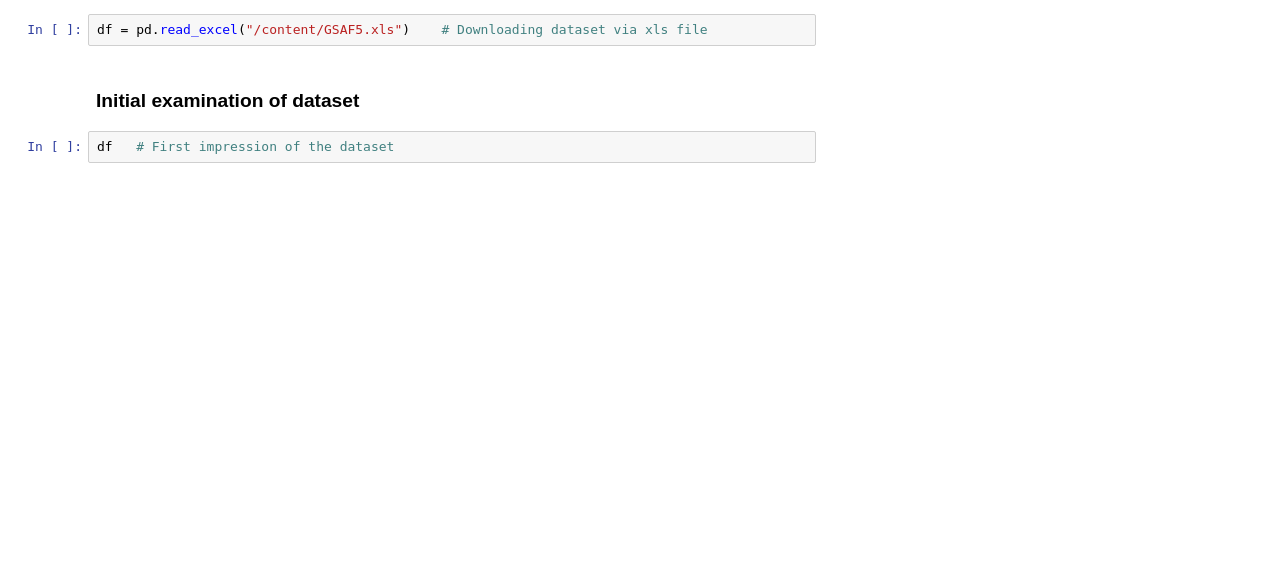
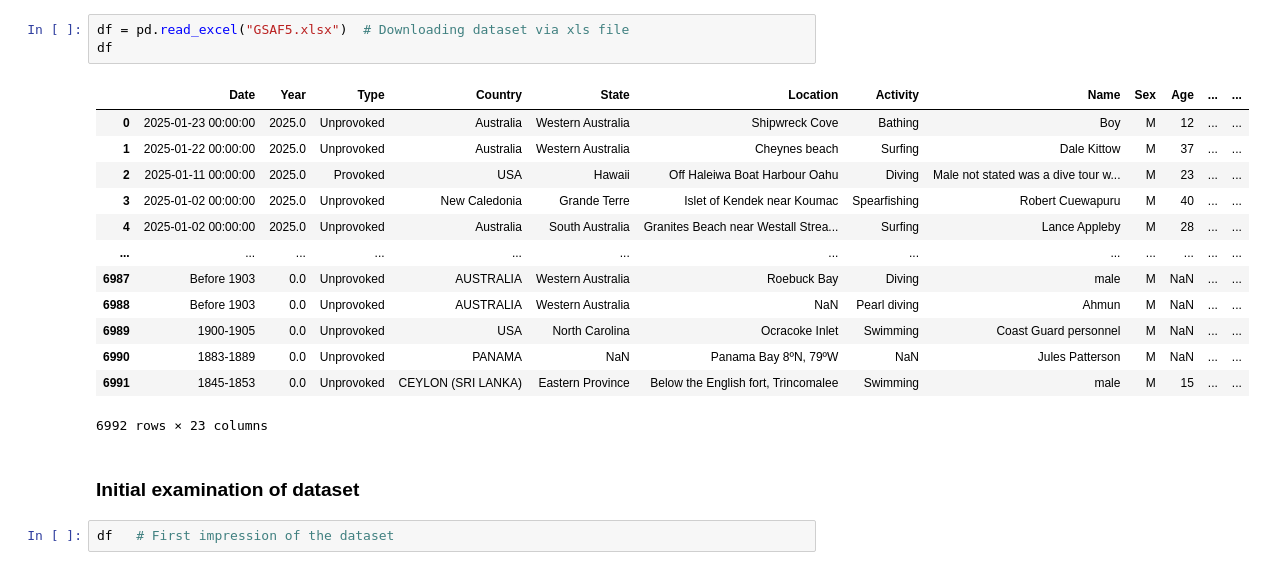
Before and after one commit to Sherifady99/Shark-boy-and-Lava-Girl-Quest, a Jupyter notebook: main_quest_shark_attack_data.ipynb, the cells around one changed output. Saved outputs shown, nothing was run; the diff lists cells and outputs as text; blank space fills up the shorter version.

```diff
--- a/main_quest_shark_attack_data.ipynb
+++ b/main_quest_shark_attack_data.ipynb
@@ -9,5 +32,20 @@ from fuzzywuzzy import process
 # %%
-df = pd.read_excel("/content/GSAF5.xls")    # Downloading dataset via xls file
+df = pd.read_excel("GSAF5.xlsx")  # Downloading dataset via xls file
+df
+# %% [output]
+|  | Date | Year | Type | Country | State | Location | Activity | Name | Sex | Age | ... | ... |
+| 0 | 2025-01-23 00:00:00 | 2025.0 | Unprovoked | Australia | Western Australia | Shipwreck Cove | Bathing | Boy | M | 12 | ... | ... |
+| 1 | 2025-01-22 00:00:00 | 2025.0 | Unprovoked | Australia | Western Australia | Cheynes beach | Surfing | Dale Kittow | M | 37 | ... | ... |
+| 2 | 2025-01-11 00:00:00 | 2025.0 | Provoked | USA | Hawaii | Off Haleiwa Boat Harbour Oahu | Diving | Male not stated was a dive tour w... | M | 23 | ... | ... |
+| 3 | 2025-01-02 00:00:00 | 2025.0 | Unprovoked | New Caledonia | Grande Terre | Islet of Kendek near Koumac | Spearfishing | Robert Cuewapuru | M | 40 | ... | ... |
+| 4 | 2025-01-02 00:00:00 | 2025.0 | Unprovoked | Australia | South Australia | Granites Beach near Westall Strea... | Surfing | Lance Appleby | M | 28 | ... | ... |
+| ... | ... | ... | ... | ... | ... | ... | ... | ... | ... | ... | ... | ... |
+| 6987 | Before 1903 | 0.0 | Unprovoked | AUSTRALIA | Western Australia | Roebuck Bay | Diving | male | M | NaN | ... | ... |
+| 6988 | Before 1903 | 0.0 | Unprovoked | AUSTRALIA | Western Australia | NaN | Pearl diving | Ahmun | M | NaN | ... | ... |
+| 6989 | 1900-1905 | 0.0 | Unprovoked | USA | North Carolina | Ocracoke Inlet | Swimming | Coast Guard personnel | M | NaN | ... | ... |
+| 6990 | 1883-1889 | 0.0 | Unprovoked | PANAMA | NaN | Panama Bay 8ºN, 79ºW | NaN | Jules Patterson | M | NaN | ... | ... |
+| 6991 | 1845-1853 | 0.0 | Unprovoked | CEYLON (SRI LANKA) | Eastern Province | Below the English fort, Trincomalee | Swimming | male | M | 15 | ... | ... |
+6992 rows × 23 columns
 # %% [markdown]
 ### Initial examination of dataset
 # %%
```
Also changed, not shown: parts of 30 cells of this notebook, 1 other file.
